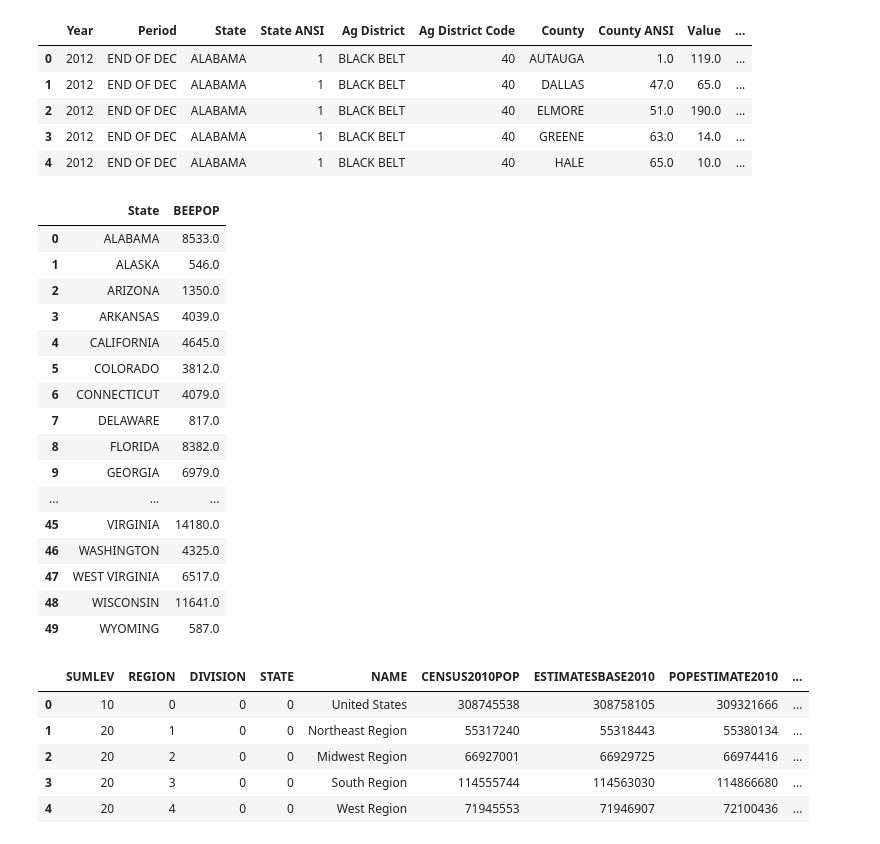
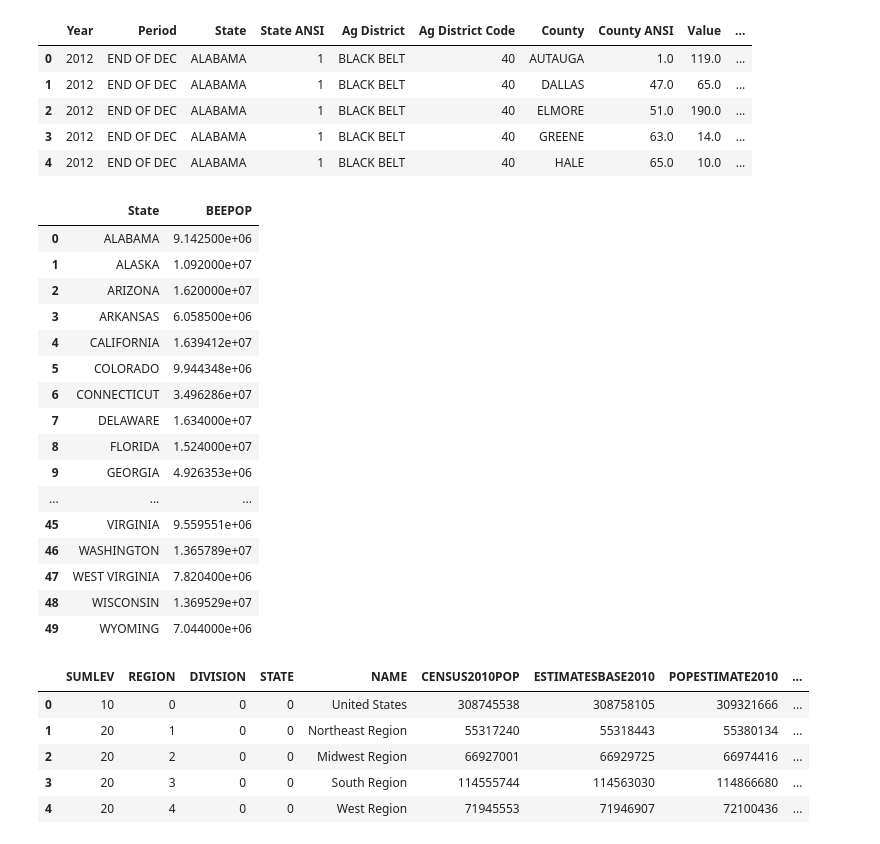
Before and after one commit to curtiscoleman/save_the_bees, a Jupyter notebook: Workbook.ipynb, the cells around one changed output. Cells and saved outputs as stored; diff of their text form; code cells hidden in the pictures.

```diff
--- a/Workbook.ipynb
+++ b/Workbook.ipynb
@@ -21,27 +23,28 @@ bee_data.head()
 | 4 | 2012 | END OF DEC | ALABAMA | 1 | BLACK BELT | 40 | HALE | 65.0 | 10.0 | ... |
 # %%
 year_select = bee_data[bee_data['Year'].between(2010,2012)]
-clean_bee_data = year_select.groupby('State')['Value'].sum().reset_index()
+clean_bee_data = year_select.groupby('State')['Value'].mean().reset_index()
 clean_bee_data.rename(columns={'Value': 'BEEPOP'}, inplace=True)
+clean_bee_data['BEEPOP'] = clean_bee_data['BEEPOP'].astype(float) * 60000
 clean_bee_data
 # %% [output]
 |  | State | BEEPOP |
-| 0 | ALABAMA | 8533.0 |
-| 1 | ALASKA | 546.0 |
-| 2 | ARIZONA | 1350.0 |
-| 3 | ARKANSAS | 4039.0 |
-| 4 | CALIFORNIA | 4645.0 |
-| 5 | COLORADO | 3812.0 |
-| 6 | CONNECTICUT | 4079.0 |
-| 7 | DELAWARE | 817.0 |
-| 8 | FLORIDA | 8382.0 |
-| 9 | GEORGIA | 6979.0 |
+| 0 | ALABAMA | 9.142500e+06 |
+| 1 | ALASKA | 1.092000e+07 |
+| 2 | ARIZONA | 1.620000e+07 |
+| 3 | ARKANSAS | 6.058500e+06 |
+| 4 | CALIFORNIA | 1.639412e+07 |
+| 5 | COLORADO | 9.944348e+06 |
+| 6 | CONNECTICUT | 3.496286e+07 |
+| 7 | DELAWARE | 1.634000e+07 |
+| 8 | FLORIDA | 1.524000e+07 |
+| 9 | GEORGIA | 4.926353e+06 |
 | ... | ... | ... |
-| 45 | VIRGINIA | 14180.0 |
-| 46 | WASHINGTON | 4325.0 |
-| 47 | WEST VIRGINIA | 6517.0 |
-| 48 | WISCONSIN | 11641.0 |
-| 49 | WYOMING | 587.0 |
+| 45 | VIRGINIA | 9.559551e+06 |
+| 46 | WASHINGTON | 1.365789e+07 |
+| 47 | WEST VIRGINIA | 7.820400e+06 |
+| 48 | WISCONSIN | 1.369529e+07 |
+| 49 | WYOMING | 7.044000e+06 |
 # %%
 us_data.head()
 # %% [output]
```
Also changed, not shown: parts of 5 cells of this notebook, 1 other file.
